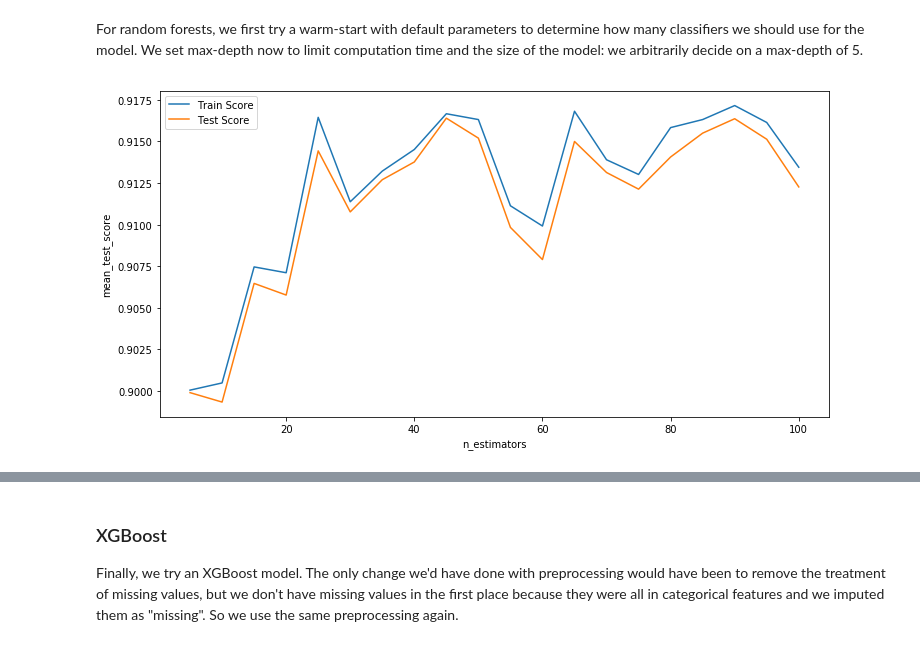
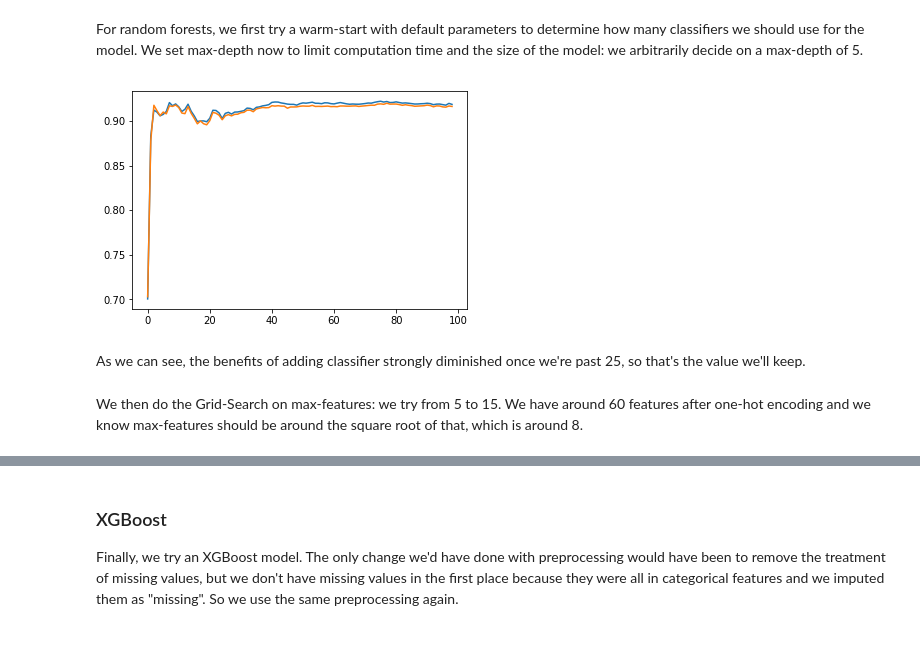
Before and after one commit to aml-spring-19/medical_payment_classification, a Jupyter notebook: HW3.ipynb, the cells around one changed output, grey strips where cells are left out. Drawn from its saved outputs; the diff is of its cells as text; code cells hidden in the pictures.

```diff
--- a/HW3.ipynb
+++ b/HW3.ipynb
@@ -815,4 +829,27 @@ plt.xticks(range(len(gammas)), gammas);
 ### Random Forests
 # %% [markdown]
 For random forests, we first try a warm-start with default parameters to determine how many classifiers we should use for the model. We set max-depth now to limit computation time and the size of the model: we arbitrarily decide on a max-depth of 5.
+# %%
+train_scores = []
+test_scores = []
+rf = RandomForestClassifier(warm_start=True, max_depth=5, random_state=0)
+estimator_range = range(1, 100)
+X_trainp = prepnsc.fit_transform(X_train, y_train)
+X_testp = prepnsc.fit_transform(X_test, y_test)
+
+for n_estimators in estimator_range:
+    rf.n_estimators = n_estimators
+    rf.fit(X_trainp, y_train)
+    train_scores.append(rf.score(X_trainp, y_train))
+    test_scores.append(rf.score(X_testp, y_test))
+
+plt.plot(train_scores)
+plt.plot(test_scores)
+plt.show()
+# %% [output]
+[figure, added]
+# %% [markdown]
+As we can see, the benefits of adding classifier strongly diminished once we're past 25, so that's the value we'll keep.
+# %% [markdown]
+We then do the Grid-Search on max-features: we try from 5 to 15. We have around 60 features after one-hot encoding and we know max-features should be around the square root of that, which is around 8.
 # %%
@@ -829,13 +864,0 @@ grid_rf = GridSearchCV(rf_pipe, param_grid_rf, cv=5, n_jobs=-1).fit(X_train, y_t
-# %%
-res = pd.DataFrame(grid_rf.cv_results_)
-
-fig, ax = plt.subplots(1, 1, figsize=(12,6))
-
-sns.lineplot(x='param_rf__n_estimators', y='mean_train_score', data=res, label='Train Score')
-sns.lineplot(x='param_rf__n_estimators', y='mean_test_score', data=res, label='Test Score')
-
-ax.set_xlabel('n_estimators')
-plt.legend()
-plt.show()
-# %% [output]
-[figure, removed]
```
Also changed, not shown: parts of 40 cells of this notebook.
